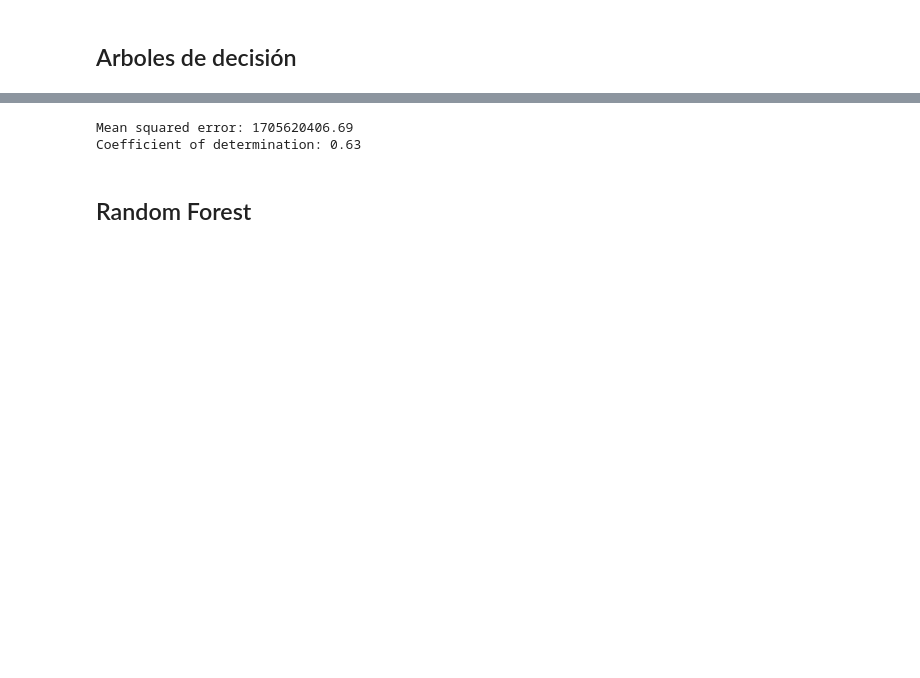
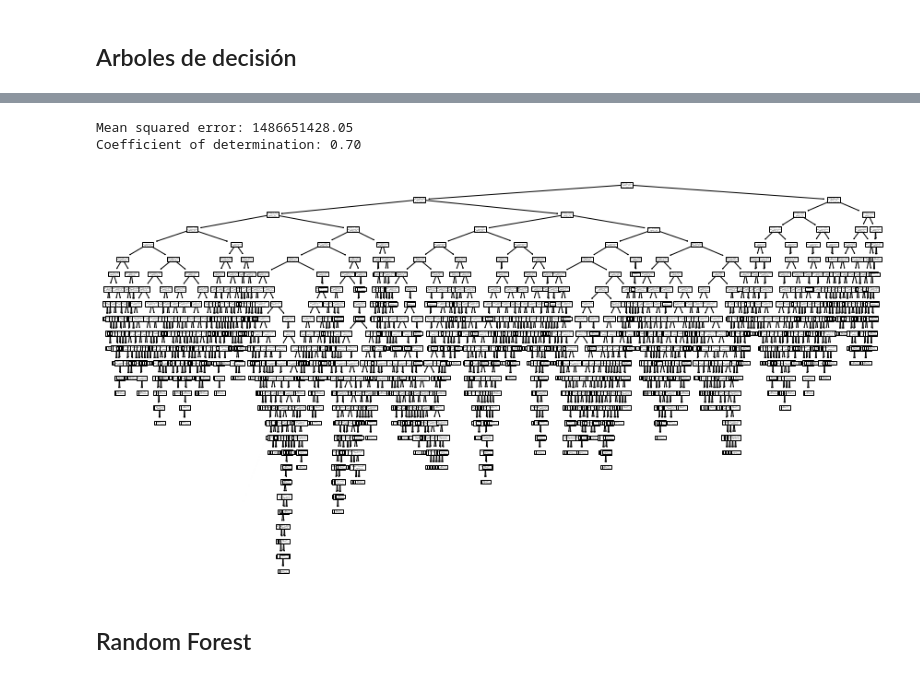
Before and after one commit to fedeturi/icda-python-para-finanzas, a Jupyter notebook: ICDA-Intro_ML.ipynb, the cells around one changed output, grey strips where cells are left out. Saved outputs shown, nothing was run; the diff lists cells and outputs as text; code cells hidden in the pictures; blank space fills up the shorter version.

```diff
--- a/ICDA-Intro_ML.ipynb
+++ b/ICDA-Intro_ML.ipynb
@@ -331,3 +331,5 @@ X_train, X_test, y_train, y_test = train_test_split(df_train, df['SalePrice'])
+# %%
+X_train, X_test, y_train, y_test = train_test_split(df_train, df['SalePrice'], test_size=0.30)
 # %% [markdown]
 ## Regresion Lineal
 Tiene un simple objetivo: encontrar una linea recta que mejor se ajuste al conjunto de datos.
@@ -342,3 +344,10 @@ lr = LinearRegression()
 
 lr.fit(X_train, y_train)
 y_pred_lr = lr.predict(X_test)
+# %%
+from sklearn.neighbors import KNeighborsRegressor
+knr = KNeighborsRegressor()
+train_extra = X_train + df['Street']
+
+knr.fit(train_extra, y_train)
+y_pred_knr = knr.predict(X_test)
@@ -389,8 +450,13 @@ print('Mean squared error: %.2f'
 print('Coefficient of determination: %.2f'
       % r2_score(y_test, y_pred_dtr))
 # %% [output]
-Mean squared error: 1705620406.69
-Coefficient of determination: 0.63
+Mean squared error: 1486651428.05
+Coefficient of determination: 0.70
+# %%
+plt.figure(figsize=(15,8))
+plot_tree(dtr, feature_names=X_train.columns);
+# %% [output]
+[figure, added]
 # %% [markdown]
 ## Random Forest
 # %% [markdown]
```
Also changed, not shown: parts of 54 cells of this notebook.
